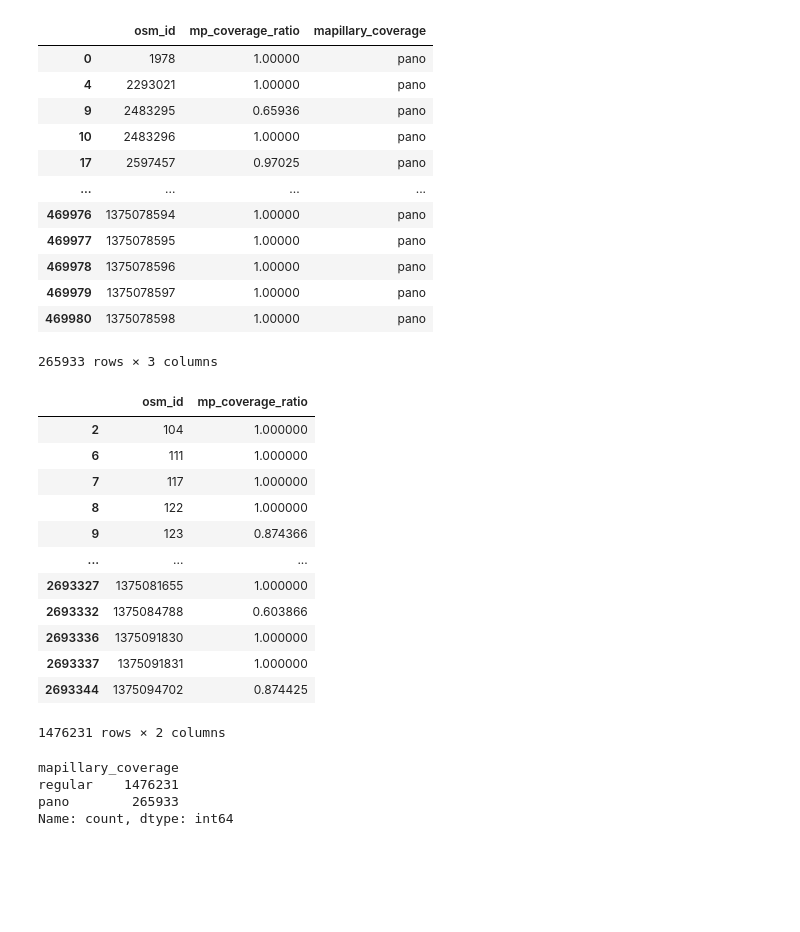
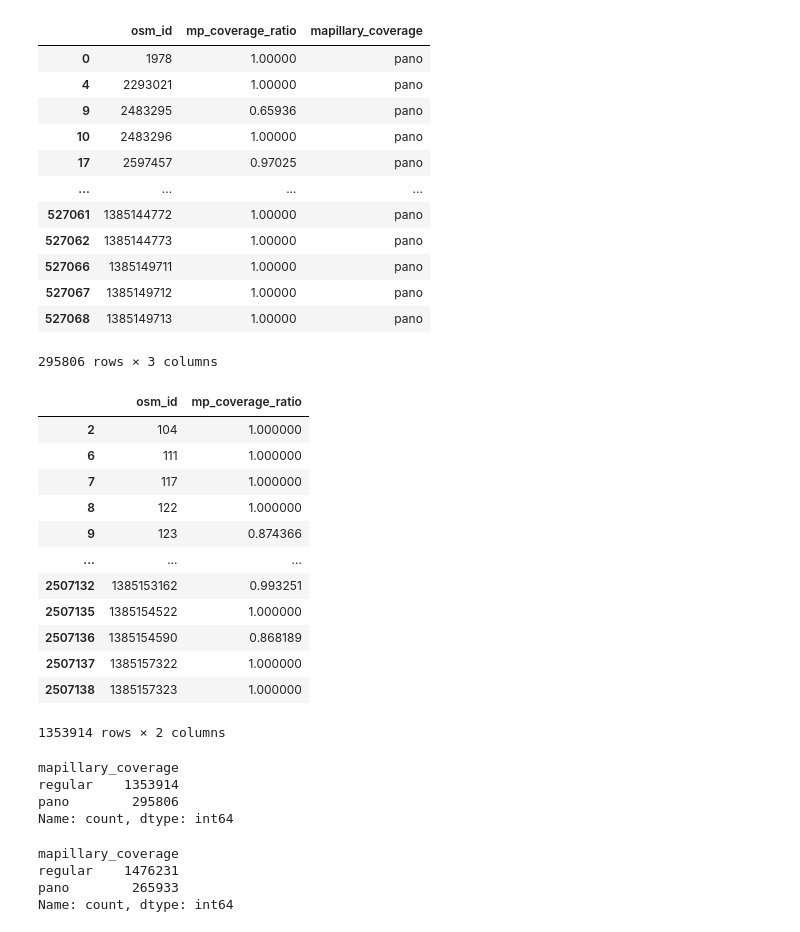
Before and after one commit to vizsim/mapillary_coverage, a Jupyter notebook: 4_provide_mp-osm_coverage_csv.ipynb, the cells around one changed output. Cells and saved outputs as stored; diff of their text form; code cells hidden in the pictures; blank space fills up the shorter version.

```diff
--- a/4_provide_mp-osm_coverage_csv.ipynb
+++ b/4_provide_mp-osm_coverage_csv.ipynb
@@ -6,5 +6,8 @@ import geopandas as gpd
 # Read the Parquet files
 
 
-gdf_mp_pano = pd.read_parquet("germany_osm-highways_25-04-05_mp_pano_coverage_23-01-01until25-04-01_ratio.parquet")
-gdf_mp_all = pd.read_parquet("germany_osm-highways_25-04-05_mp_all_coverage_23-01-01until25-04-01_ratio.parquet")
+#gdf_mp_pano = pd.read_parquet("germany_osm-highways_25-04-05_mp_pano_coverage_23-01-01until25-04-01_ratio.parquet")
+#gdf_mp_all = pd.read_parquet("germany_osm-highways_25-04-05_mp_all_coverage_23-01-01until25-04-01_ratio.parquet")
+
+gdf_mp_pano = pd.read_parquet("germany_osm-highways_25-05-09_mp_pano_coverage_25-05-10_ratio.parquet")
+gdf_mp_regular = pd.read_parquet("germany_osm-highways_25-05-09_mp_regular_coverage_25-05-10_ratio.parquet")
@@ -38,30 +27,30 @@ gdf_mp_pano_above_06
 | 10 | 2483296 | 1.00000 | pano |
 | 17 | 2597457 | 0.97025 | pano |
 | ... | ... | ... | ... |
-| 469976 | 1375078594 | 1.00000 | pano |
-| 469977 | 1375078595 | 1.00000 | pano |
-| 469978 | 1375078596 | 1.00000 | pano |
-| 469979 | 1375078597 | 1.00000 | pano |
-| 469980 | 1375078598 | 1.00000 | pano |
+| 527061 | 1385144772 | 1.00000 | pano |
+| 527062 | 1385144773 | 1.00000 | pano |
+| 527066 | 1385149711 | 1.00000 | pano |
+| 527067 | 1385149712 | 1.00000 | pano |
+| 527068 | 1385149713 | 1.00000 | pano |
-265933 rows × 3 columns
+295806 rows × 3 columns
 # %%
-gdf_mp_all=gdf_mp_all[["osm_id","mp_coverage_ratio"]].copy()
+gdf_mp_regular=gdf_mp_regular[["osm_id","mp_coverage_ratio"]].copy()
 # %%
-gdf_mp_all_above_06=gdf_mp_all[gdf_mp_all["mp_coverage_ratio"]>=0.6].copy()
+gdf_mp_regular_above_06=gdf_mp_regular[gdf_mp_regular["mp_coverage_ratio"]>=0.6].copy()
 # %%
-gdf_mp_all_above_06
+gdf_mp_regular_above_06
 # %% [output]
 |  | osm_id | mp_coverage_ratio |
 | 2 | 104 | 1.000000 |
 | 6 | 111 | 1.000000 |
 | 7 | 117 | 1.000000 |
 | 8 | 122 | 1.000000 |
 | 9 | 123 | 0.874366 |
 | ... | ... | ... |
-| 2693327 | 1375081655 | 1.000000 |
-| 2693332 | 1375084788 | 0.603866 |
-| 2693336 | 1375091830 | 1.000000 |
-| 2693337 | 1375091831 | 1.000000 |
-| 2693344 | 1375094702 | 0.874425 |
+| 2507132 | 1385153162 | 0.993251 |
+| 2507135 | 1385154522 | 1.000000 |
+| 2507136 | 1385154590 | 0.868189 |
+| 2507137 | 1385157322 | 1.000000 |
+| 2507138 | 1385157323 | 1.000000 |
-1476231 rows × 2 columns
+1353914 rows × 2 columns
 # %%
@@ -71,3 +60,10 @@ both_concat=pd.concat([gdf_mp_pano_above_06,gdf_mp_all_above_06],ignore_index=Tr
+# %%
+both_concat["mapillary_coverage"].value_counts()
+# %% [output]
+mapillary_coverage
+regular    1353914
+pano        295806
+Name: count, dtype: int64
 # %%
 both_concat["mapillary_coverage"].value_counts()
 # %% [output]
```
Also changed, not shown: parts of 7 cells of this notebook, 2 other files.
